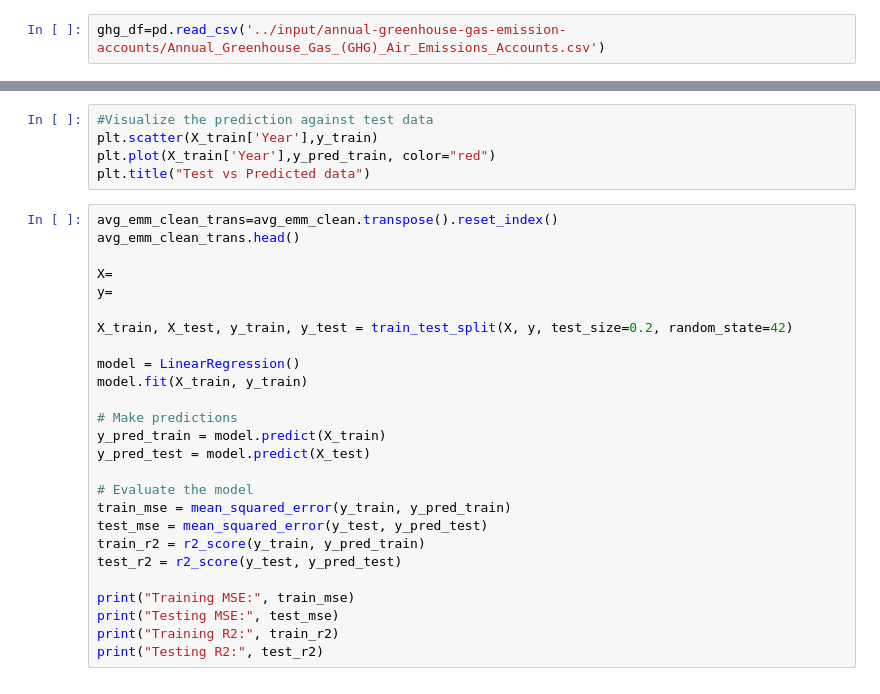
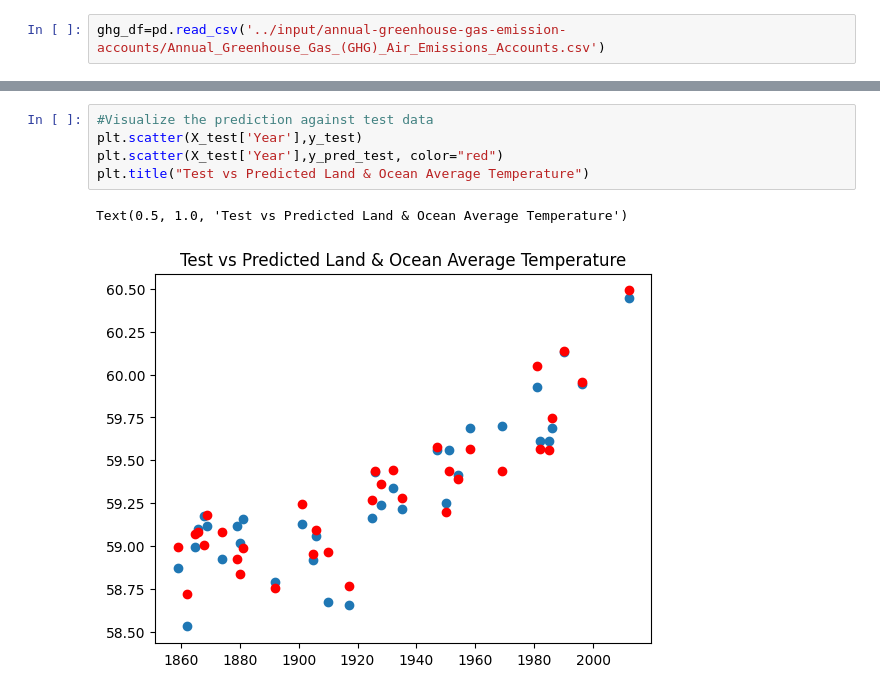
Before and after one commit to Sreemontidb/Project-1, a Jupyter notebook: global-warming.ipynb, the cells around one changed output, grey strips where cells are left out. Saved outputs shown, nothing was run; the diff lists cells and outputs as text.

```diff
--- a/global-warming.ipynb
+++ b/global-warming.ipynb
@@ -229,31 +467,8 @@ plt.title("Actual vs Predicted data")
 # %%
 #Visualize the prediction against test data
-plt.scatter(X_train['Year'],y_train)
-plt.plot(X_train['Year'],y_pred_train, color="red")
-plt.title("Test vs Predicted data")
+plt.scatter(X_test['Year'],y_test)
+plt.scatter(X_test['Year'],y_pred_test, color="red")
+plt.title("Test vs Predicted Land & Ocean Average Temperature")
+# %% [output]
+Text(0.5, 1.0, 'Test vs Predicted Land & Ocean Average Temperature')
+[figure, added]
-# %%
-avg_emm_clean_trans=avg_emm_clean.transpose().reset_index()
-avg_emm_clean_trans.head()
-
-X=
-y=
-
-X_train, X_test, y_train, y_test = train_test_split(X, y, test_size=0.2, random_state=42)
-
-model = LinearRegression()
-model.fit(X_train, y_train)
-
-# Make predictions
-y_pred_train = model.predict(X_train)
-y_pred_test = model.predict(X_test)
-
-# Evaluate the model
-train_mse = mean_squared_error(y_train, y_pred_train)
-test_mse = mean_squared_error(y_test, y_pred_test)
-train_r2 = r2_score(y_train, y_pred_train)
-test_r2 = r2_score(y_test, y_pred_test)
-
-print("Training MSE:", train_mse)
-print("Testing MSE:", test_mse)
-print("Training R2:", train_r2)
-print("Testing R2:", test_r2)
```
Also changed, not shown: parts of 40 cells of this notebook.
